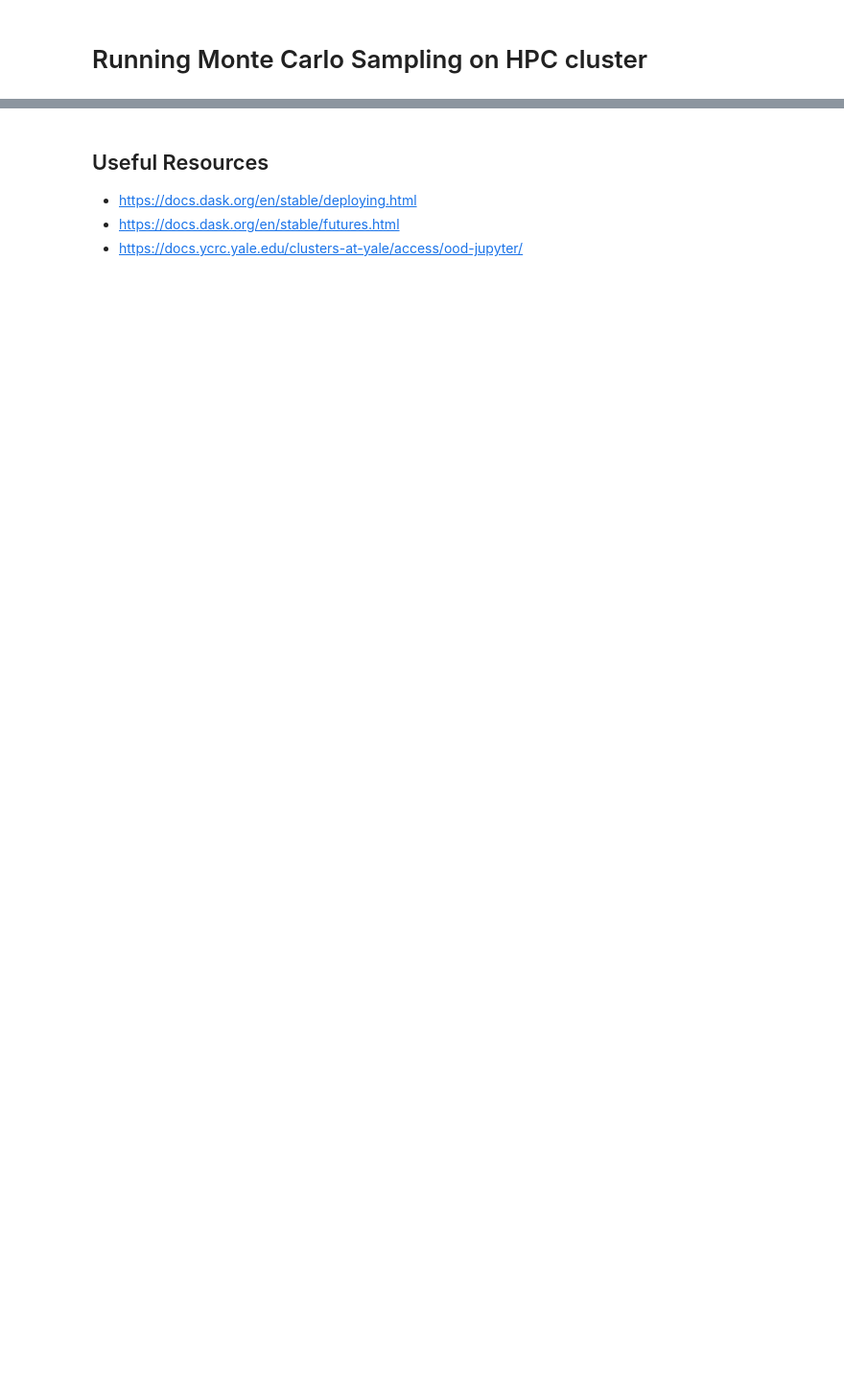
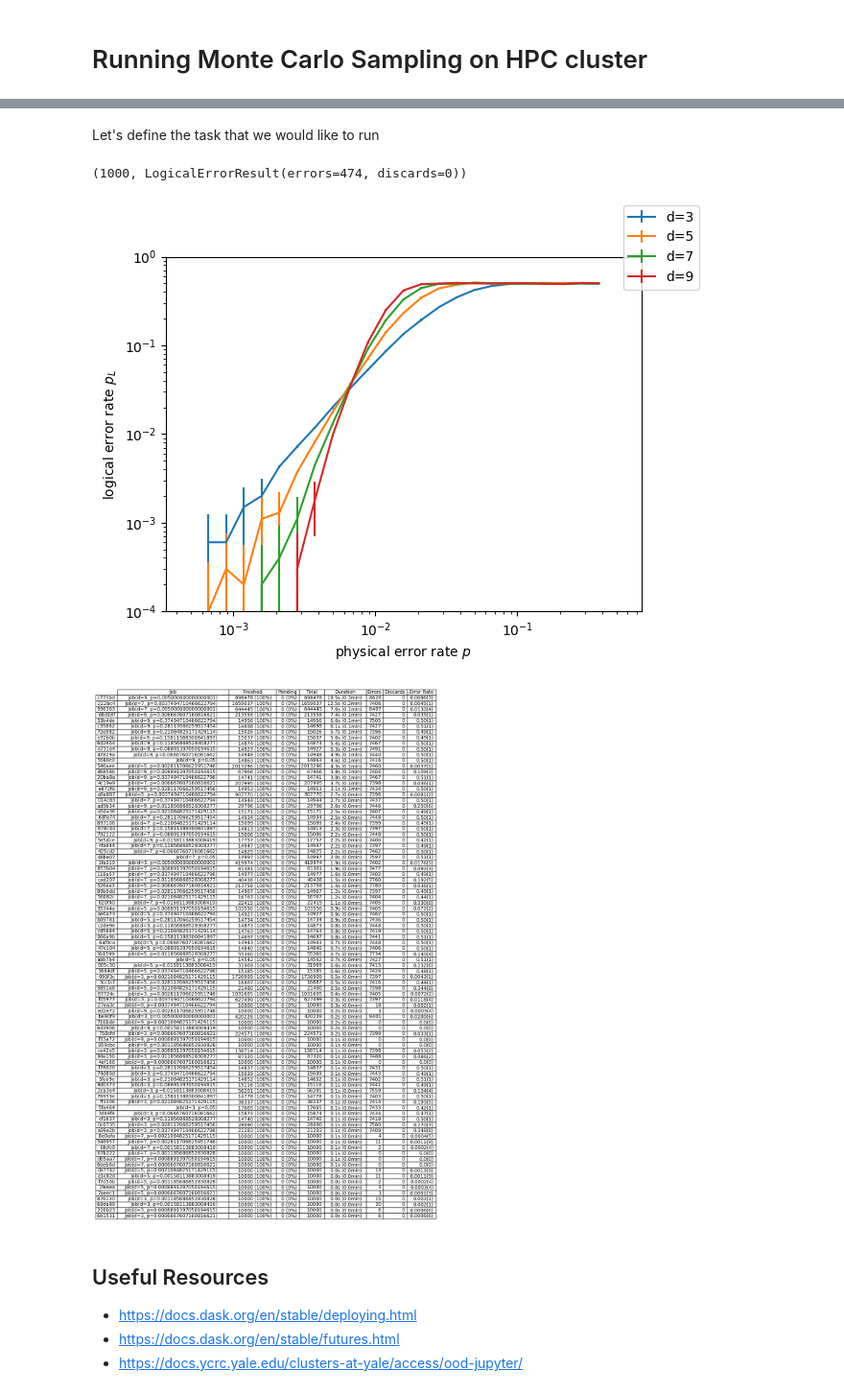
Before and after one commit to yuewuo/qec-lego-bench, a Jupyter notebook: docs/notebooks/monte-carlo-sampling-on-cluster.ipynb, the cells around one changed output, grey strips where cells are left out. Shown at 96% size. Saved outputs shown, nothing was run; the diff lists cells and outputs as text; code cells hidden in the pictures; blank space fills up the shorter version.

Commit message:
finished dynamic figure sampling

```diff
--- a/docs/notebooks/monte-carlo-sampling-on-cluster.ipynb
+++ b/docs/notebooks/monte-carlo-sampling-on-cluster.ipynb
@@ -46,4 +46,4 @@ def next_job(status: MonteCarloJobsStatus) -> tuple[MonteCarloJob, int] | None:
 %autoreload 2
 # %%
 from dask.distributed import Client, LocalCluster
-cluster = LocalCluster()
+cluster = LocalCluster(threads_per_worker=1)
@@ -172,3 +63,44 @@ future.done()
+# %% [markdown]
+Let's define the task that we would like to run
+# %%
+from dataclasses import dataclass
+from qec_lego_bench.cli.logical_error_rate import logical_error_rate
+
+def monte_carlo_function(shots: int, d: int, p: float) -> tuple[int, LogicalErrorResult]:
+    stats = logical_error_rate(decoder="mwpm", code=f"rsc(d={d},p={p})", max_shots=shots, max_errors=shots, no_progress=True, no_print=True)
+    return stats.shots, LogicalErrorResult(errors=stats.errors, discards=stats.discards)
+
+print(monte_carlo_function(shots=1000, d=3, p=0.1))
+# %% [output]
+(1000, LogicalErrorResult(errors=474, discards=0))
+# %%
+d_vec = [3, 5, 7, 9]
+p_vec = [0.5 * 0.1 ** (i / 8) for i in range(1, 24)]
+jobs = [MonteCarloJob(d=d, p=p) for d in d_vec for p in p_vec]
+
+min_shots_submitter = MinShotsSubmitter(shots=10000)
+precision_submitter = PrecisionSubmitter()
+def intelligent_submitter(jobs: Iterable[MonteCarloJob]) -> list[tuple[MonteCarloJob, int]]:
+    submit = min_shots_submitter(jobs)
+    submit += precision_submitter(jobs)
+    return submit
+
+plotter = LogicalErrorRatePlotter(d_vec, p_vec)
+progress_plotter = JobProgressPlotter()
+def callback(executor: MonteCarloJobExecutor):
+    plotter(executor)
+    progress_plotter(executor)
+
+executor = MonteCarloJobExecutor(
+    Client(cluster),
+    monte_carlo_function,
+    jobs,
+    filename="monte-carlo-sampling-on-cluster-mwpm-rsc.json",
+)
+executor.execute(intelligent_submitter, loop_callback=callback)
+# %% [output]
+[figure, added]
+[figure, added]
 # %% [markdown]
 ## Useful Resources
 
```
Also changed, not shown: parts of 17 cells of this notebook, 12 other files.
